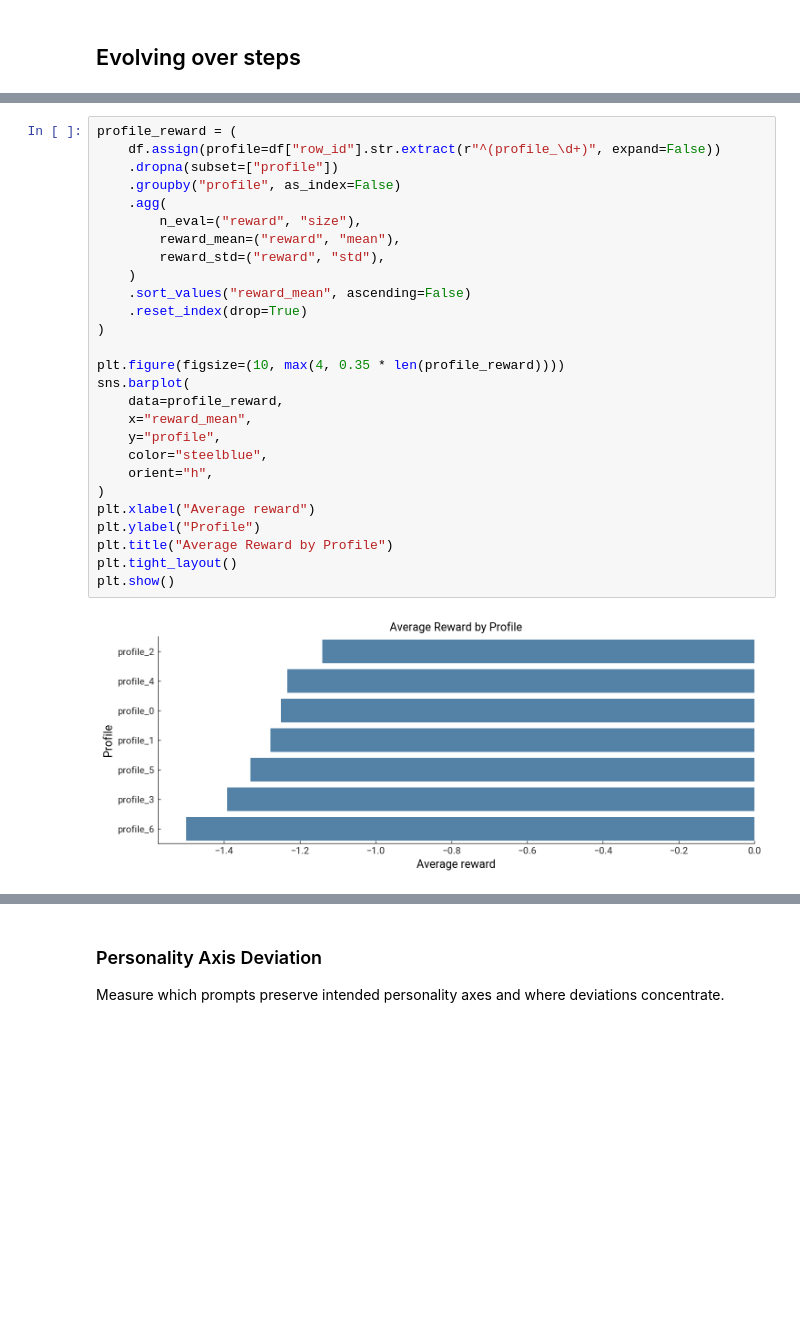
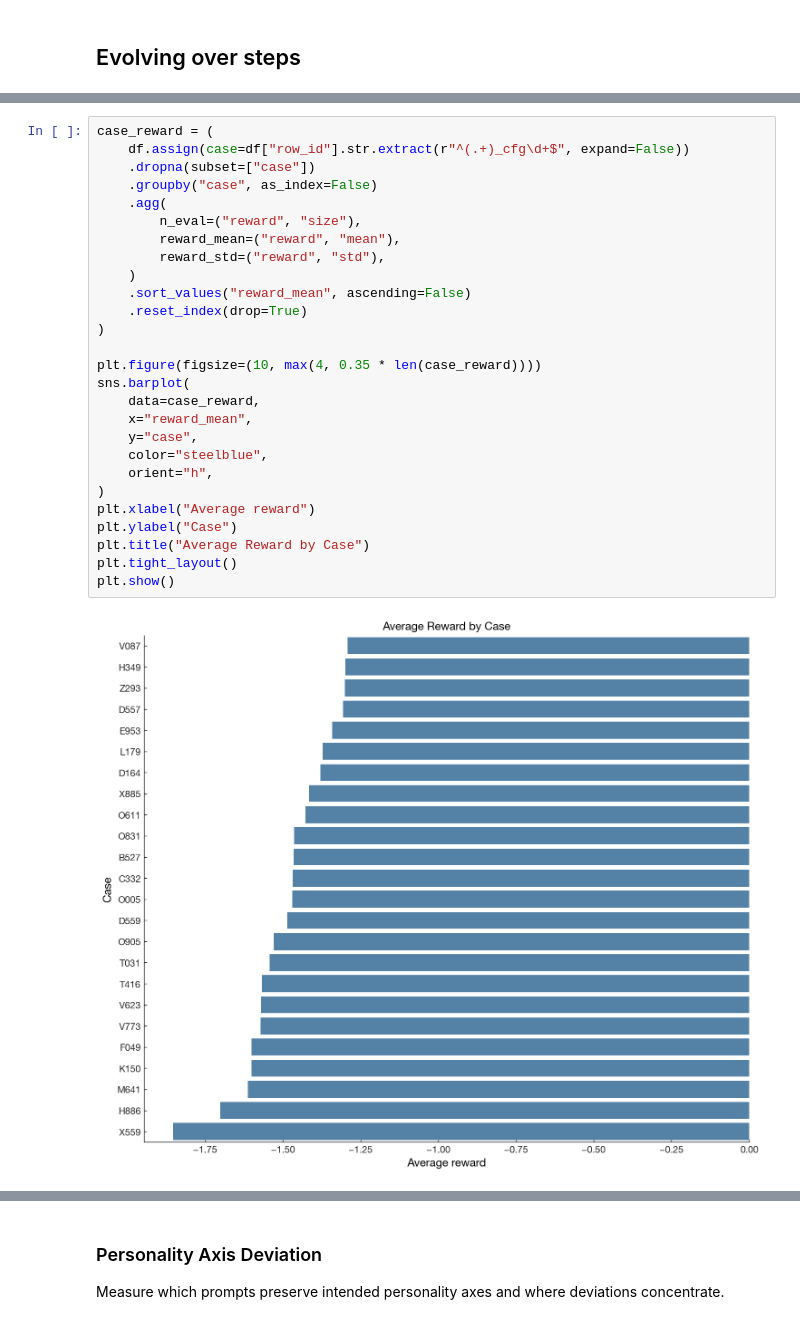
Before and after one commit to mo374z/PatientsWithPersonality, a Jupyter notebook: notebooks/eval_metaprompt_tuning.ipynb, the cells around one changed output, grey strips where cells are left out. Cells and saved outputs as stored; diff of their text form; blank space fills up the shorter version.

```diff
--- a/notebooks/eval_metaprompt_tuning.ipynb
+++ b/notebooks/eval_metaprompt_tuning.ipynb
@@ -268,29 +321,29 @@ Prompt ID: 397, Length: 1559
 # %%
-profile_reward = (
-    df.assign(profile=df["row_id"].str.extract(r"^(profile_\d+)", expand=False))
-    .dropna(subset=["profile"])
-    .groupby("profile", as_index=False)
+case_reward = (
+    df.assign(case=df["row_id"].str.extract(r"^(.+)_cfg\d+$", expand=False))
+    .dropna(subset=["case"])
+    .groupby("case", as_index=False)
     .agg(
         n_eval=("reward", "size"),
         reward_mean=("reward", "mean"),
         reward_std=("reward", "std"),
     )
     .sort_values("reward_mean", ascending=False)
     .reset_index(drop=True)
 )
 
-plt.figure(figsize=(10, max(4, 0.35 * len(profile_reward))))
+plt.figure(figsize=(10, max(4, 0.35 * len(case_reward))))
 sns.barplot(
-    data=profile_reward,
+    data=case_reward,
     x="reward_mean",
-    y="profile",
+    y="case",
     color="steelblue",
     orient="h",
 )
 plt.xlabel("Average reward")
-plt.ylabel("Profile")
-plt.title("Average Reward by Profile")
+plt.ylabel("Case")
+plt.title("Average Reward by Case")
 plt.tight_layout()
 plt.show()
 # %% [output]
-[figure, old version]
+[figure, new version]
```
Also changed, not shown: parts of 16 cells of this notebook, 7 other files.
